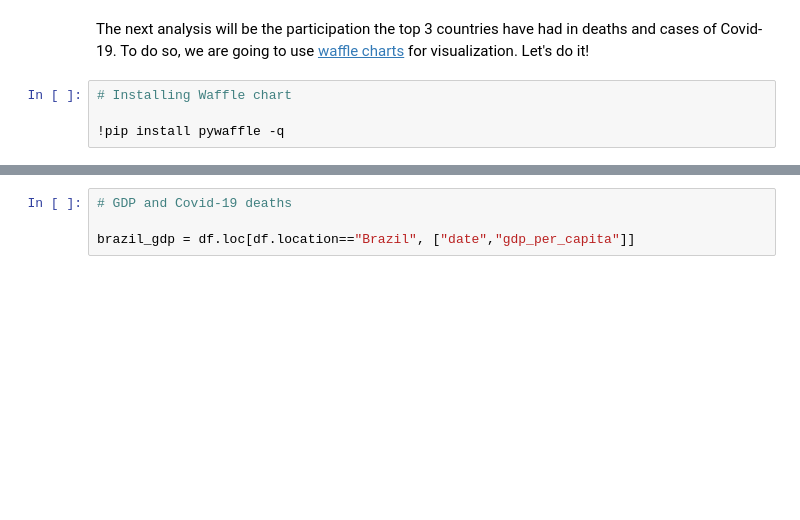
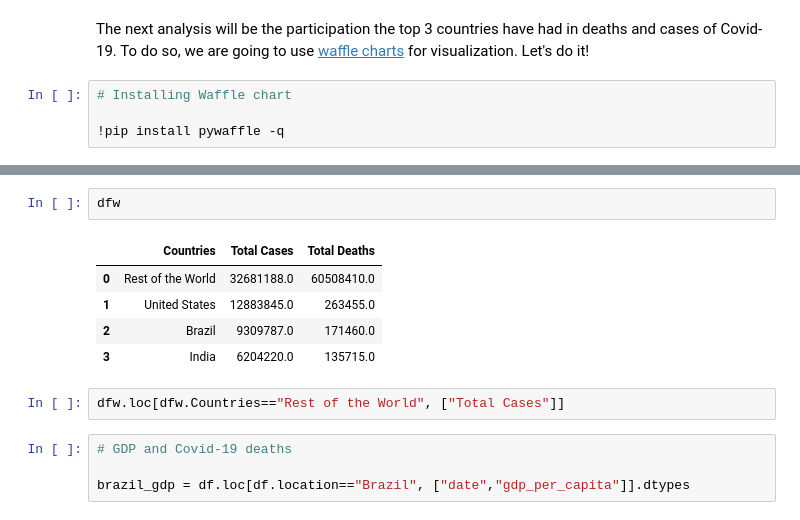
Before and after one commit to JoaoSiqueiraDS/DS_Days, a Jupyter notebook: COVID.ipynb, the cells around one changed output, grey strips where cells are left out. Saved outputs shown, nothing was run; the diff lists cells and outputs as text; blank space fills up the shorter version.

```diff
--- a/COVID.ipynb
+++ b/COVID.ipynb
@@ -381,4 +460,14 @@ dfw = pd.DataFrame(data={"Countries": ["Rest of the world", "United States", "Br
+# %%
+dfw
+# %% [output]
+|  | Countries | Total Cases | Total Deaths |
+| 0 | Rest of the World | 32681188.0 | 60508410.0 |
+| 1 | United States | 12883845.0 | 263455.0 |
+| 2 | Brazil | 9309787.0 | 171460.0 |
+| 3 | India | 6204220.0 | 135715.0 |
+# %%
+dfw.loc[dfw.Countries=="Rest of the World", ["Total Cases"]]
 # %%
 # GDP and Covid-19 deaths
 
-brazil_gdp = df.loc[df.location=="Brazil", ["date","gdp_per_capita"]]
+brazil_gdp = df.loc[df.location=="Brazil", ["date","gdp_per_capita"]].dtypes
```
Also changed, not shown: parts of 12 cells of this notebook.
